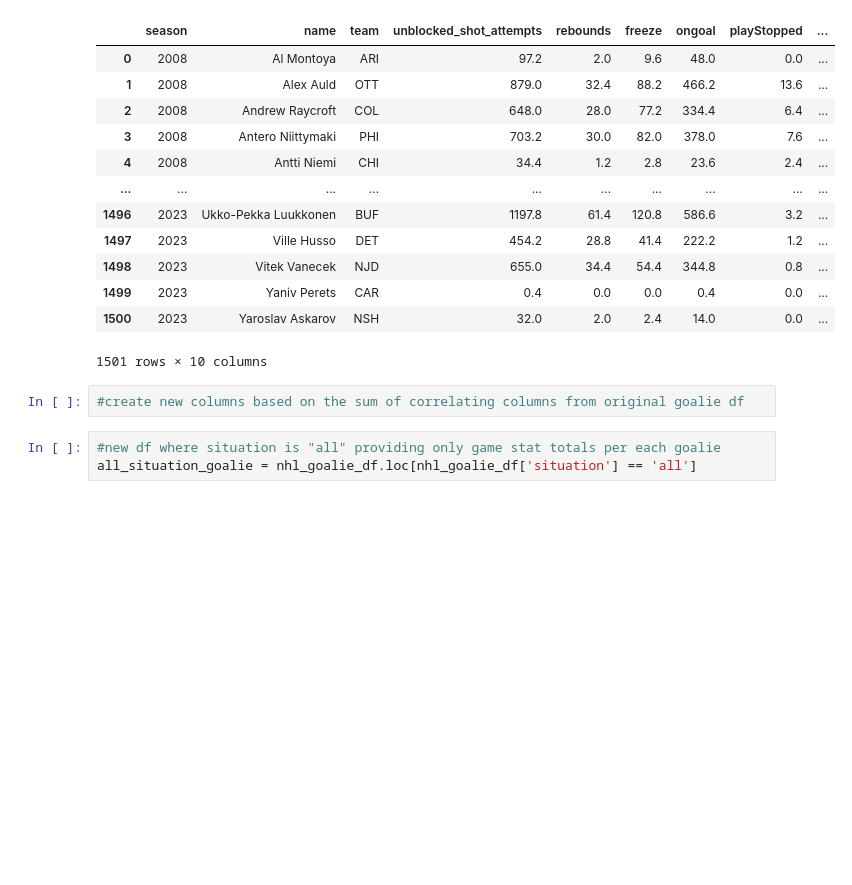
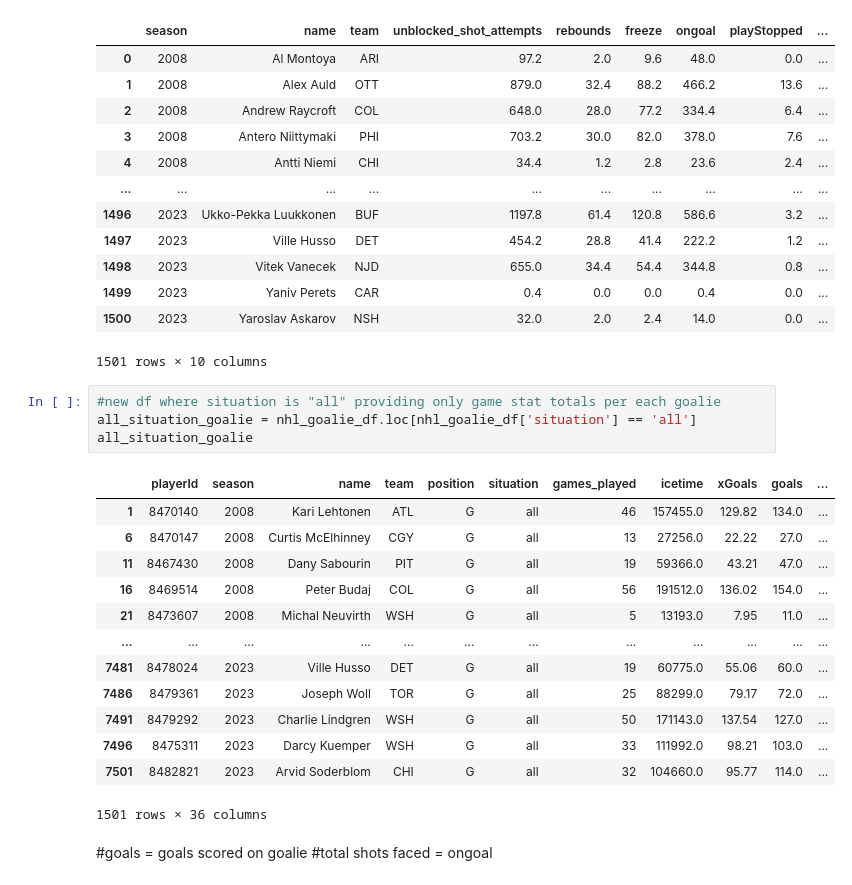
Before and after one commit to AbrahamFongnaly/da12_NHL_capstone, a Jupyter notebook: notebooks/nhl_goalies.ipynb, the cells around one changed output. Cells and saved outputs as stored; diff of their text form; blank space fills up the shorter version.

```diff
--- a/notebooks/nhl_goalies.ipynb
+++ b/notebooks/nhl_goalies.ipynb
@@ -119,8 +119,24 @@ grouped_goalie_stats
 | 1499 | 2023 | Yaniv Perets | CAR | 0.4 | 0.0 | 0.0 | 0.4 | 0.0 | ... |
 | 1500 | 2023 | Yaroslav Askarov | NSH | 32.0 | 2.0 | 2.4 | 14.0 | 0.0 | ... |
 1501 rows × 10 columns
-# %%
-#create new columns based on the sum of correlating columns from original goalie df
-# %%
-#new df where situation is "all" providing only game stat totals per each goalie
-all_situation_goalie = nhl_goalie_df.loc[nhl_goalie_df['situation'] == 'all']
+# %%
+#new df where situation is "all" providing only game stat totals per each goalie
+all_situation_goalie = nhl_goalie_df.loc[nhl_goalie_df['situation'] == 'all']
+all_situation_goalie
+# %% [output]
+|  | playerId | season | name | team | position | situation | games_played | icetime | xGoals | goals | ... |
+| 1 | 8470140 | 2008 | Kari Lehtonen | ATL | G | all | 46 | 157455.0 | 129.82 | 134.0 | ... |
+| 6 | 8470147 | 2008 | Curtis McElhinney | CGY | G | all | 13 | 27256.0 | 22.22 | 27.0 | ... |
+| 11 | 8467430 | 2008 | Dany Sabourin | PIT | G | all | 19 | 59366.0 | 43.21 | 47.0 | ... |
+| 16 | 8469514 | 2008 | Peter Budaj | COL | G | all | 56 | 191512.0 | 136.02 | 154.0 | ... |
+| 21 | 8473607 | 2008 | Michal Neuvirth | WSH | G | all | 5 | 13193.0 | 7.95 | 11.0 | ... |
+| ... | ... | ... | ... | ... | ... | ... | ... | ... | ... | ... | ... |
+| 7481 | 8478024 | 2023 | Ville Husso | DET | G | all | 19 | 60775.0 | 55.06 | 60.0 | ... |
+| 7486 | 8479361 | 2023 | Joseph Woll | TOR | G | all | 25 | 88299.0 | 79.17 | 72.0 | ... |
+| 7491 | 8479292 | 2023 | Charlie Lindgren | WSH | G | all | 50 | 171143.0 | 137.54 | 127.0 | ... |
+| 7496 | 8475311 | 2023 | Darcy Kuemper | WSH | G | all | 33 | 111992.0 | 98.21 | 103.0 | ... |
+| 7501 | 8482821 | 2023 | Arvid Soderblom | CHI | G | all | 32 | 104660.0 | 95.77 | 114.0 | ... |
+1501 rows × 36 columns
+# %% [markdown]
+#goals = goals scored on goalie
+#total shots faced = ongoal
```
Also changed, not shown: parts of 23 cells of this notebook.
